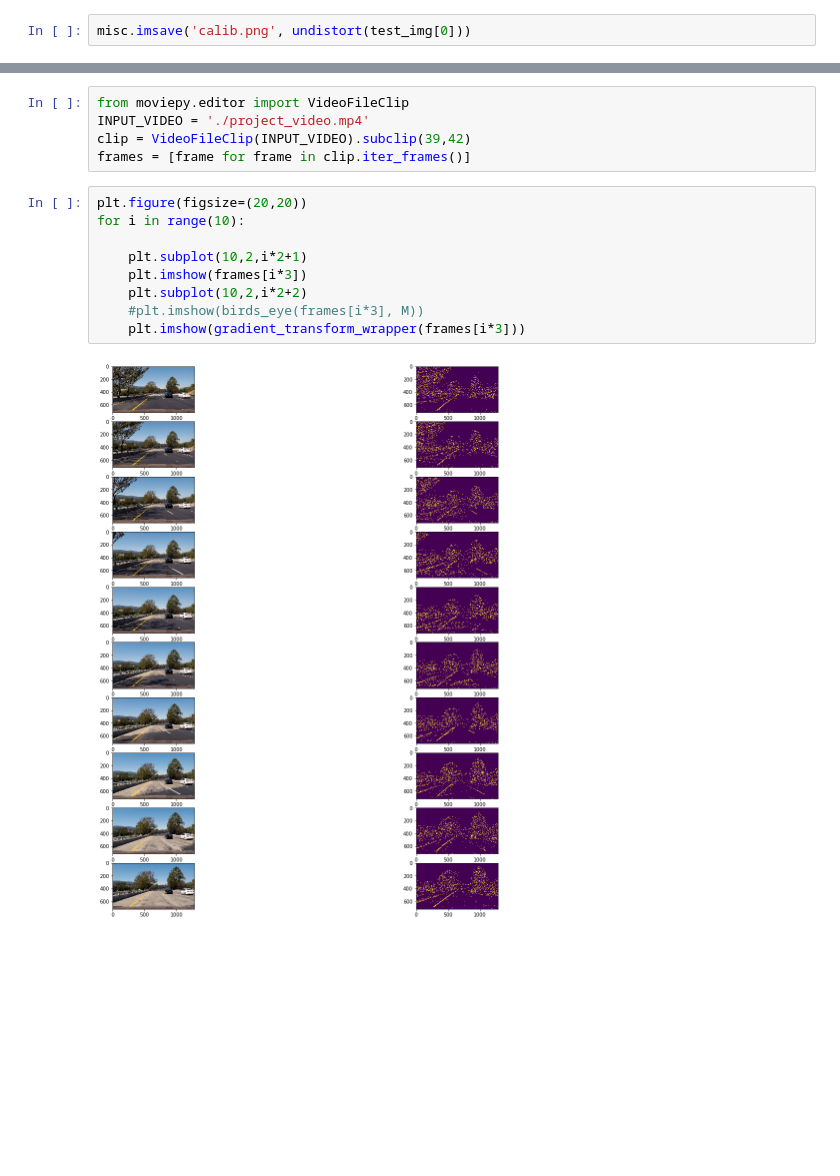
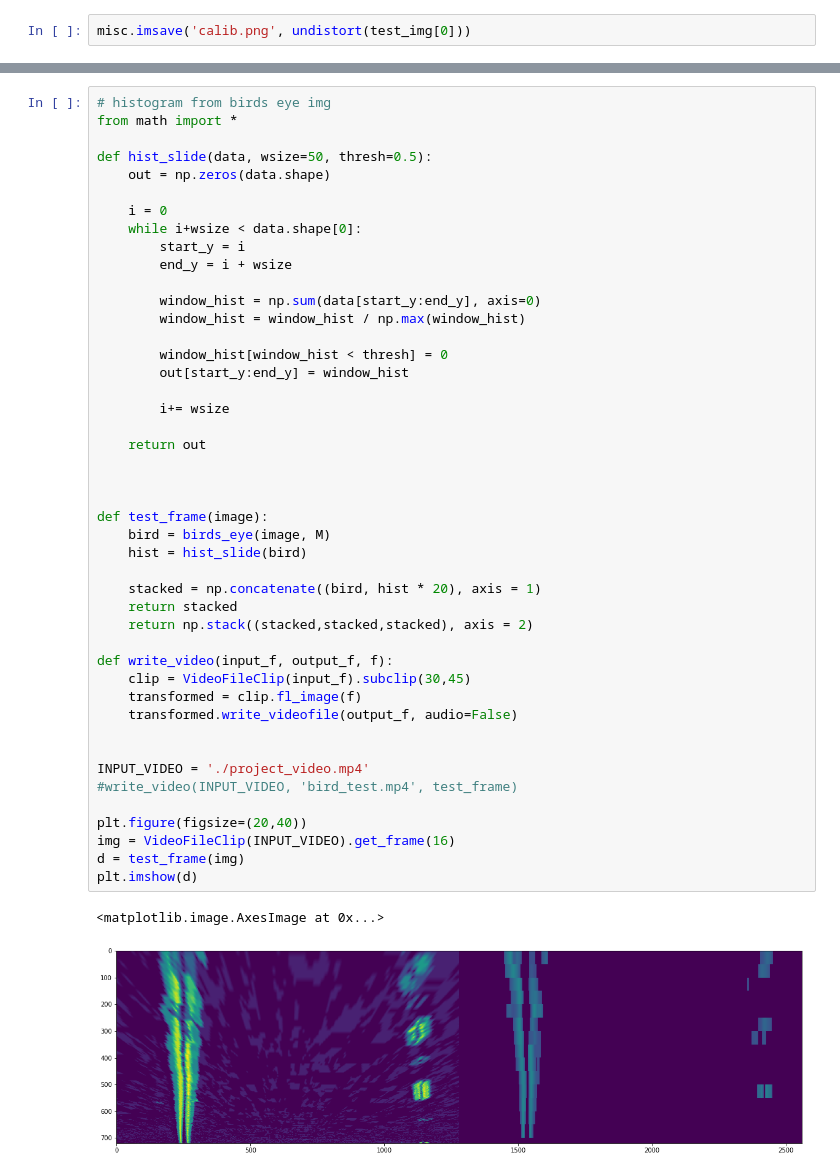
Before and after one commit to tempflip/CarND-Advanced-Lane-Lines, a Jupyter notebook: adv_lane_finding.ipynb, the cells around one changed output, grey strips where cells are left out. Drawn from its saved outputs; the diff is of its cells as text; blank space fills up the shorter version.

```diff
--- a/adv_lane_finding.ipynb
+++ b/adv_lane_finding.ipynb
@@ -271,19 +211,51 @@ print (lane_data)
-# %%
-from moviepy.editor import VideoFileClip
-INPUT_VIDEO = './project_video.mp4'
-clip = VideoFileClip(INPUT_VIDEO).subclip(39,42)
-frames = [frame for frame in clip.iter_frames()]
-# %%
-plt.figure(figsize=(20,20))
-for i in range(10):
-
-    plt.subplot(10,2,i*2+1)
-    plt.imshow(frames[i*3])
-    plt.subplot(10,2,i*2+2)
-    #plt.imshow(birds_eye(frames[i*3], M))
-    plt.imshow(gradient_transform_wrapper(frames[i*3]))
-# %% [output]
-[figure, removed]
+# %%
+# histogram from birds eye img
+from math import *
+
+def hist_slide(data, wsize=50, thresh=0.5):
+    out = np.zeros(data.shape)
+
+    i = 0
+    while i+wsize < data.shape[0]:
+        start_y = i
+        end_y = i + wsize
+
+        window_hist = np.sum(data[start_y:end_y], axis=0)
+        window_hist = window_hist / np.max(window_hist)
+
+        window_hist[window_hist < thresh] = 0
+        out[start_y:end_y] = window_hist
+
+        i+= wsize
+
+    return out
+
+
+
+def test_frame(image):
+    bird = birds_eye(image, M)
+    hist = hist_slide(bird)
+
+    stacked = np.concatenate((bird, hist * 20), axis = 1)
+    return stacked
+    return np.stack((stacked,stacked,stacked), axis = 2)
+
+def write_video(input_f, output_f, f):
+    clip = VideoFileClip(input_f).subclip(30,45)
+    transformed = clip.fl_image(f)
+    transformed.write_videofile(output_f, audio=False)
+
+
+INPUT_VIDEO = './project_video.mp4'
+#write_video(INPUT_VIDEO, 'bird_test.mp4', test_frame)
+
+plt.figure(figsize=(20,40))
+img = VideoFileClip(INPUT_VIDEO).get_frame(16)
+d = test_frame(img)
+plt.imshow(d)
+# %% [output]
+<matplotlib.image.AxesImage at 0x...>
+[figure, added]
 # %%
 from moviepy.editor import VideoFileClip
 
```
Also changed, not shown: parts of 10 cells of this notebook.
